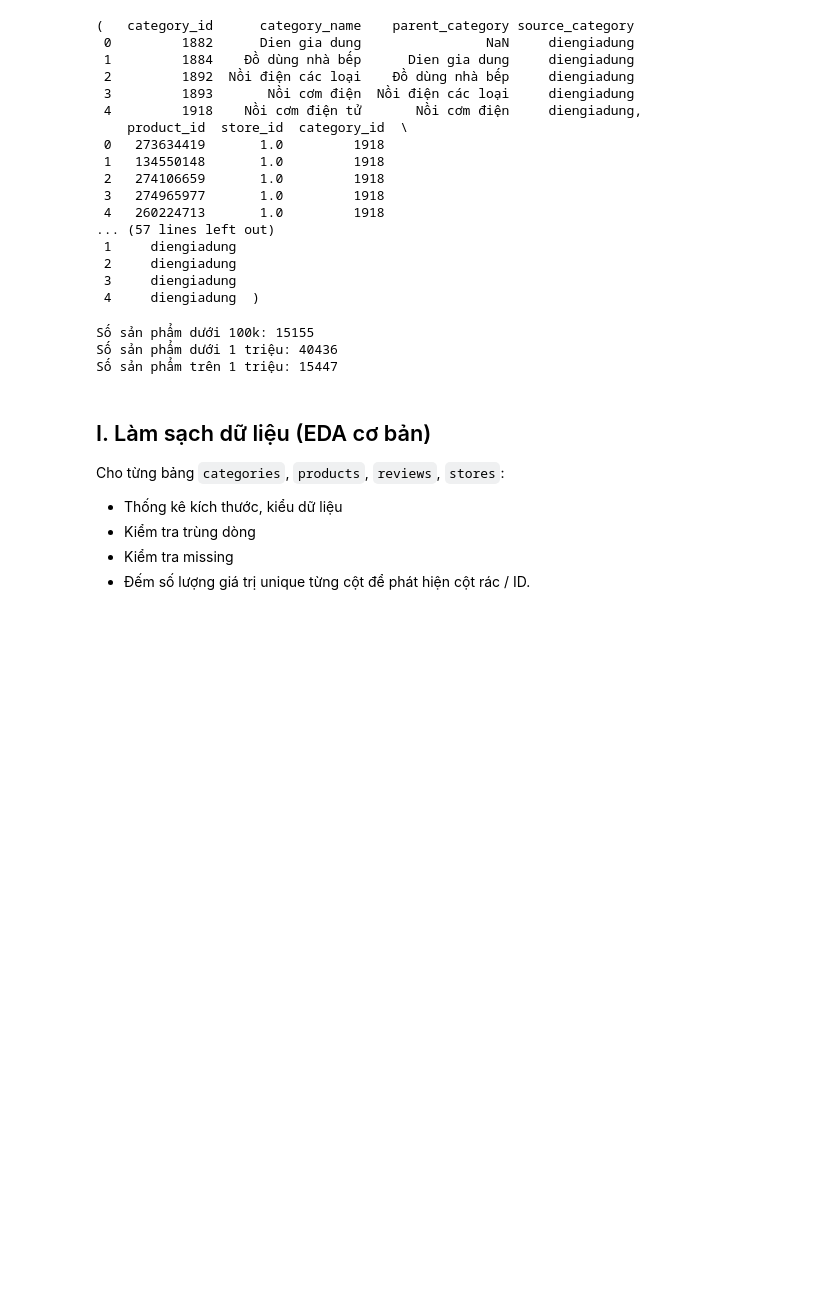
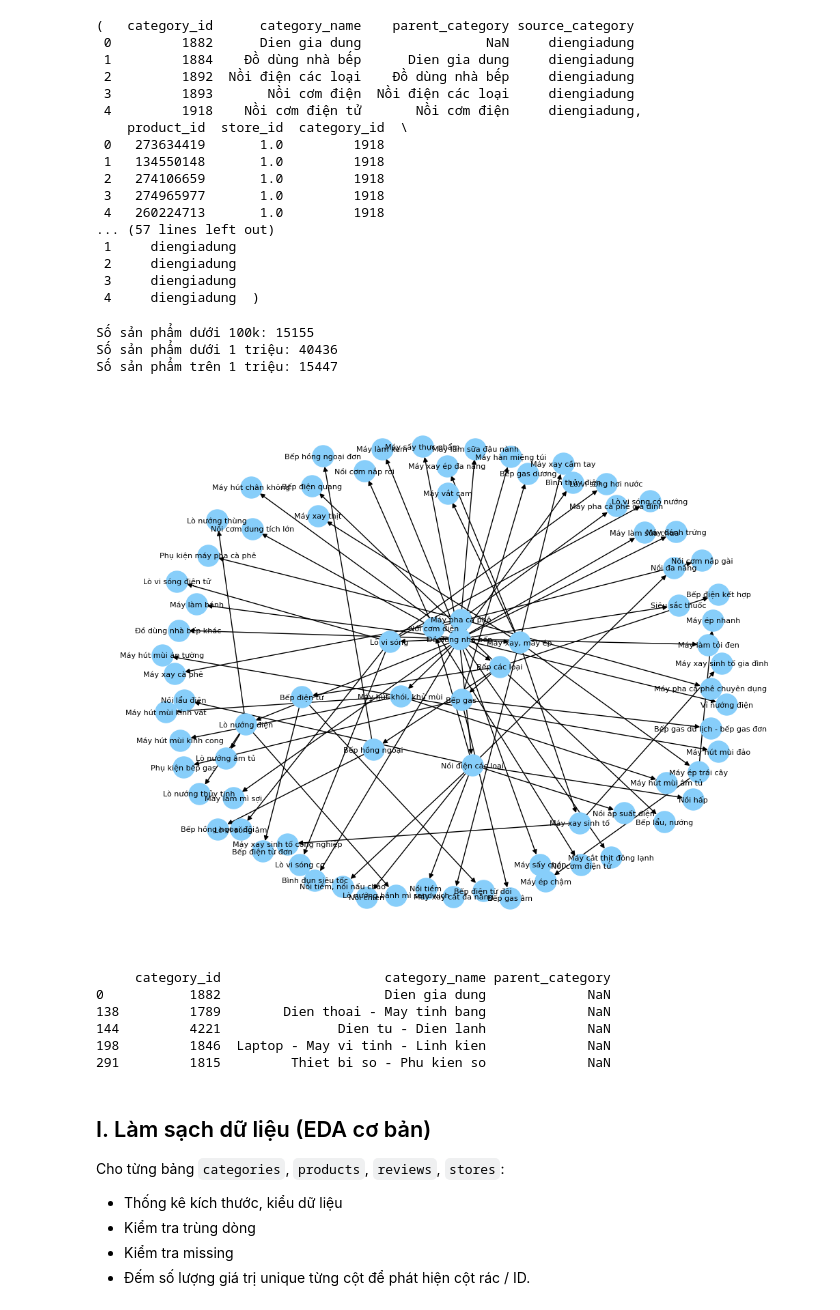
Before and after one commit to phuongth05/DV_LAB01, a Jupyter notebook: notebooks/01_preprocessing.ipynb, the cells around one changed output. Cells and saved outputs as stored; diff of their text form; code cells hidden in the pictures; blank space fills up the shorter version.

```diff
--- a/notebooks/01_preprocessing.ipynb
+++ b/notebooks/01_preprocessing.ipynb
@@ -93,6 +93,69 @@ print(f"Số sản phẩm trên 1 triệu: {over_1m}")
 Số sản phẩm dưới 100k: 15155
 Số sản phẩm dưới 1 triệu: 40436
 Số sản phẩm trên 1 triệu: 15447
+# %%
+## demo
+import pandas as pd
+import math
+import networkx as nx
+import matplotlib.pyplot as plt
+
+df = pd.read_csv("../data/categories.csv", encoding="utf-8")
+
+G = nx.DiGraph()
+
+# thêm các cạnh parent -> child
+for _, row in df.iterrows():
+    parent = row["parent_category"]
+    name = row["category_name"]
+
+    if isinstance(parent, float) and math.isnan(parent):
+        continue
+    if isinstance(parent, str) and parent.strip() == "":
+        continue
+
+    G.add_edge(parent, name)
+
+# chọn một gốc và lấy cây con tương ứng (descendants)
+root = "Đồ dùng nhà bếp"
+
+# tạo subgraph chỉ gồm root + descendants
+nodes = {root} | nx.descendants(G, root)
+H = G.subgraph(nodes).copy()
+
+# layout đơn giản (không hoàn toàn “cây” nhưng nhìn được nhánh)
+pos = nx.spring_layout(H, k=0.8, seed=42)
+
+plt.figure(figsize=(10, 8))
+nx.draw(
+    H,
+    pos,
+    with_labels=True,
+    node_size=500,
+    node_color="#87CEFA",
+    font_size=8,
+    arrows=True,
+    arrowstyle="-|>",
+    arrowsize=10,
+)
+plt.axis("off")
+plt.tight_layout()
+plt.show()
+# %% [output]
+[figure, added]
+# %%
+# giả sử đã có DataFrame categories
+root_mask = categories["parent_category"].isna() | (categories["parent_category"].str.strip() == "")
+root_categories = categories[root_mask]
+
+print(root_categories[["category_id", "category_name", "parent_category"]])
+# %% [output]
+     category_id                     category_name parent_category
+0           1882                     Dien gia dung             NaN
+138         1789        Dien thoai - May tinh bang             NaN
+144         4221               Dien tu - Dien lanh             NaN
+198         1846  Laptop - May vi tinh - Linh kien             NaN
+291         1815         Thiet bi so - Phu kien so             NaN
 # %%
 def analyze_table(name: str, df: pd.DataFrame, max_unique_print: int = 20):
     """Thống kê cơ bản, trùng lặp, thiếu, unique cho một bảng."""
```
Also changed, not shown: 2 other files.
